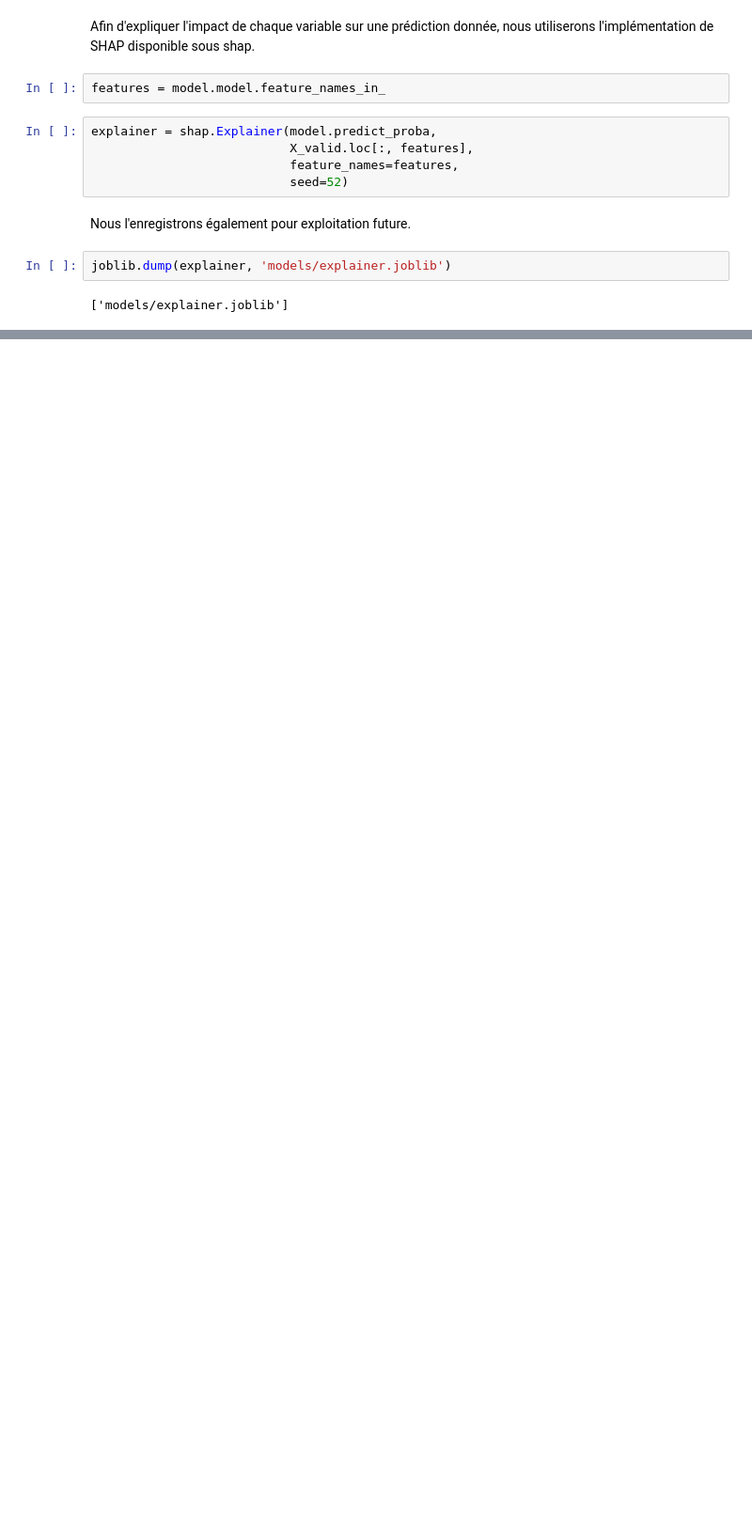
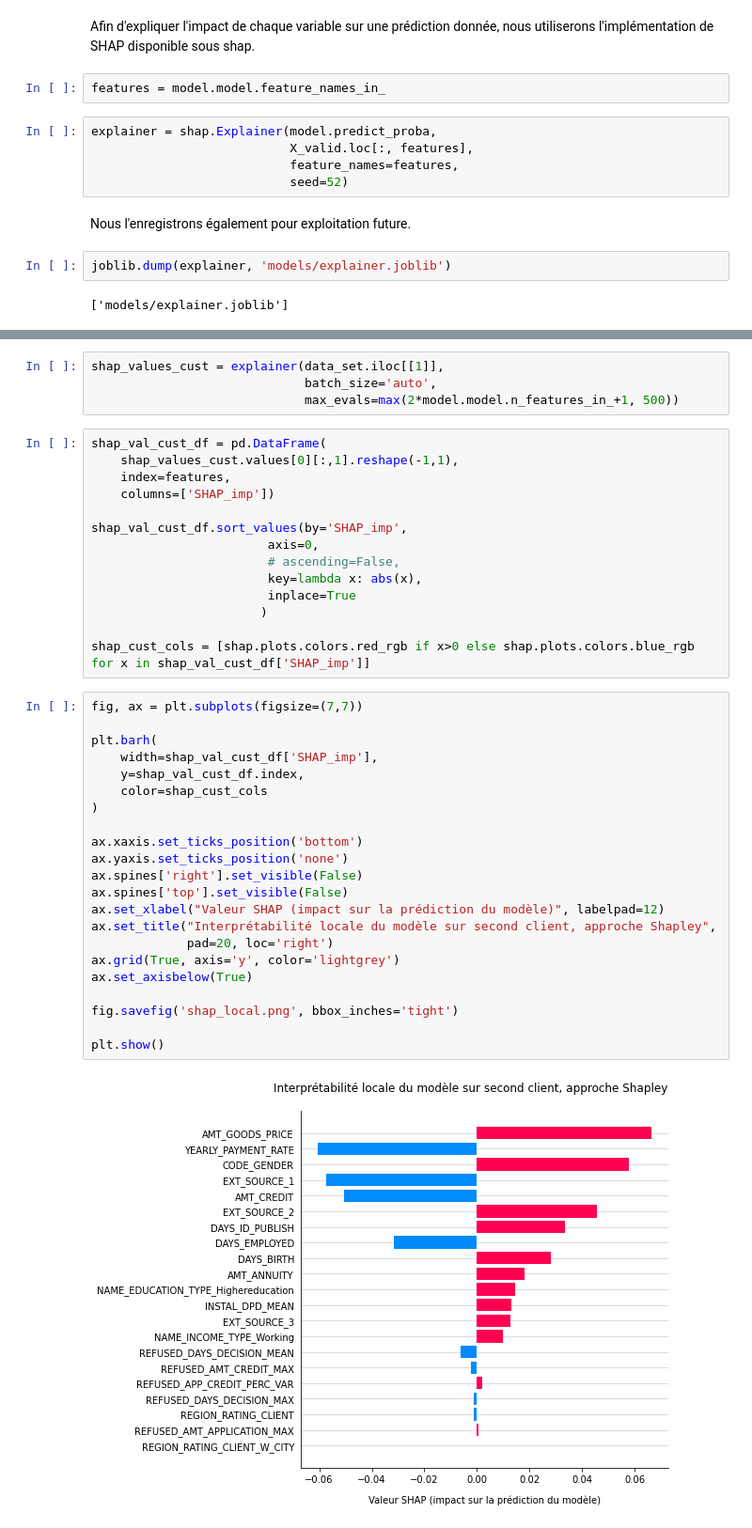
Before and after one commit to SPariente/credit_model_dashboard, a Jupyter notebook: 1. modelisation.ipynb, the cells around one changed output, grey strips where cells are left out. Shown at 94% size. Cells and saved outputs as stored; diff of their text form; blank space fills up the shorter version.

```diff
--- a/1. modelisation.ipynb
+++ b/1. modelisation.ipynb
@@ -1175,0 +1238,42 @@ joblib.dump(explainer, 'models/explainer.joblib')
+# %%
+shap_values_cust = explainer(data_set.iloc[[1]],
+                             batch_size='auto',
+                             max_evals=max(2*model.model.n_features_in_+1, 500))
+# %%
+shap_val_cust_df = pd.DataFrame(
+    shap_values_cust.values[0][:,1].reshape(-1,1),
+    index=features,
+    columns=['SHAP_imp'])
+
+shap_val_cust_df.sort_values(by='SHAP_imp',
+                        axis=0,
+                        # ascending=False,
+                        key=lambda x: abs(x),
+                        inplace=True
+                       )
+
+shap_cust_cols = [shap.plots.colors.red_rgb if x>0 else shap.plots.colors.blue_rgb for x in shap_val_cust_df['SHAP_imp']]
+# %%
+fig, ax = plt.subplots(figsize=(7,7))
+
+plt.barh(
+    width=shap_val_cust_df['SHAP_imp'],
+    y=shap_val_cust_df.index,
+    color=shap_cust_cols
+)
+
+ax.xaxis.set_ticks_position('bottom')
+ax.yaxis.set_ticks_position('none')
+ax.spines['right'].set_visible(False)
+ax.spines['top'].set_visible(False)
+ax.set_xlabel("Valeur SHAP (impact sur la prédiction du modèle)", labelpad=12)
+ax.set_title("Interprétabilité locale du modèle sur second client, approche Shapley",
+             pad=20, loc='right')
+ax.grid(True, axis='y', color='lightgrey')
+ax.set_axisbelow(True)
+
+fig.savefig('shap_local.png', bbox_inches='tight')
+
+plt.show()
+# %% [output]
+[figure, added]
```
Also changed, not shown: parts of 12 cells of this notebook.
